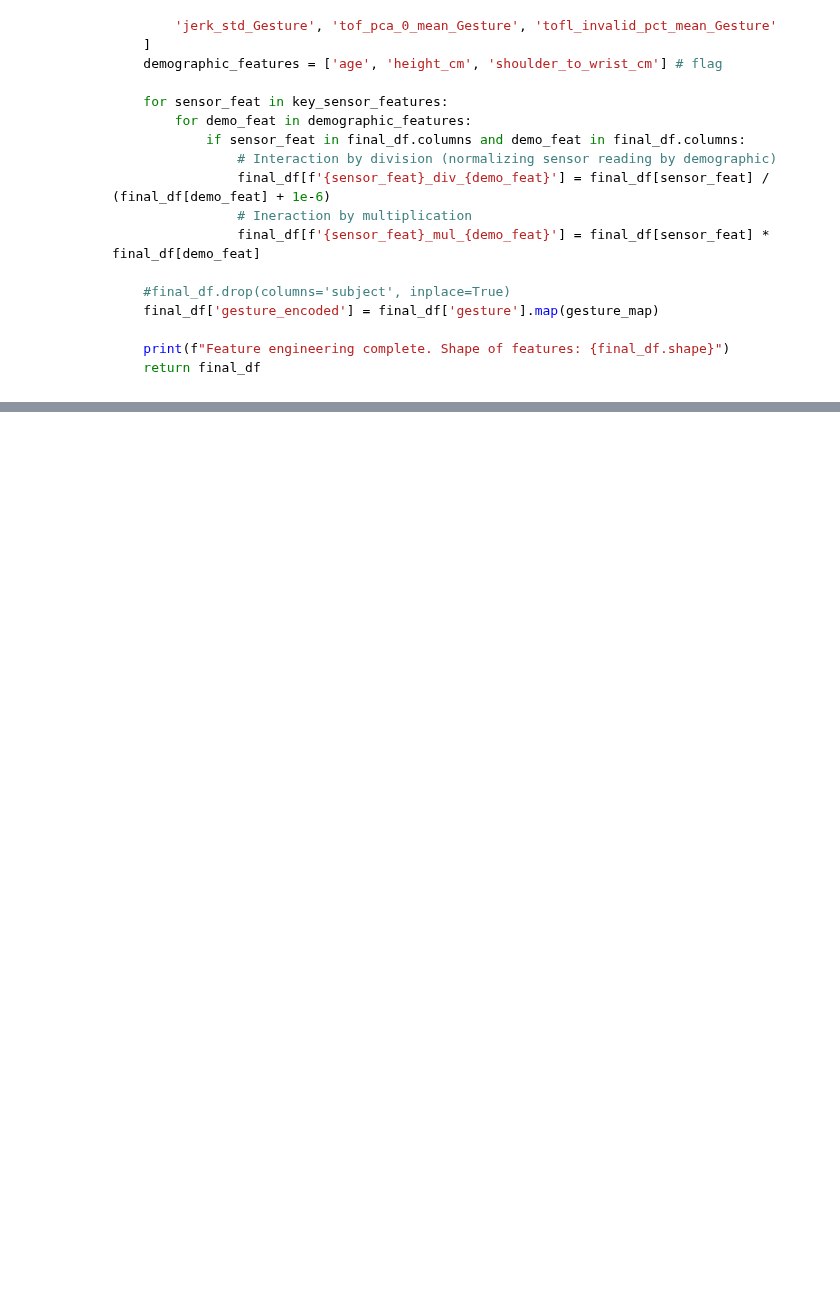
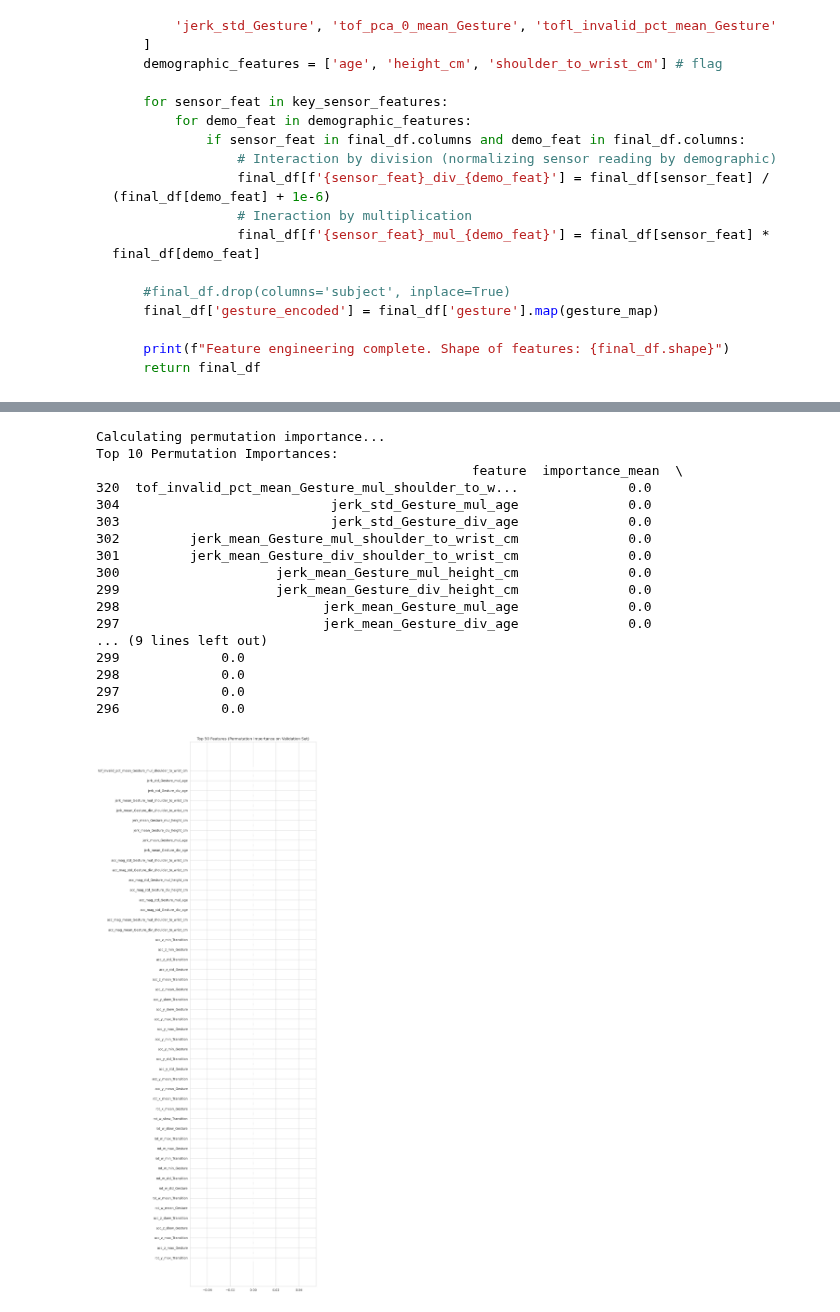
Before and after one commit to bachaudhry/kaggle-cmi-detect-behavior, a Jupyter notebook: notebooks/04-iteration-tuning.ipynb, the cells around one changed output, grey strips where cells are left out. Drawn from its saved outputs; the diff is of its cells as text; code cells hidden in the pictures; blank space fills up the shorter version.

```diff
--- a/notebooks/04-iteration-tuning.ipynb
+++ b/notebooks/04-iteration-tuning.ipynb
@@ -246,0 +360,23 @@ def calculate_permutation_importance(model, X_val, y_val, top_n=50):
+# %%
+perm_importance_df = calculate_permutation_importance(model, X_val, y_val,
+                                                   inv_map=inv_gesture_map,
+                                                   seq_type_map=gesture_to_seq_type_map)
+# %% [output]
+Calculating permutation importance...
+Top 10 Permutation Importances:
+                                                feature  importance_mean  \
+320  tof_invalid_pct_mean_Gesture_mul_shoulder_to_w...              0.0
+304                           jerk_std_Gesture_mul_age              0.0
+303                           jerk_std_Gesture_div_age              0.0
+302         jerk_mean_Gesture_mul_shoulder_to_wrist_cm              0.0
+301         jerk_mean_Gesture_div_shoulder_to_wrist_cm              0.0
+300                    jerk_mean_Gesture_mul_height_cm              0.0
+299                    jerk_mean_Gesture_div_height_cm              0.0
+298                          jerk_mean_Gesture_mul_age              0.0
+297                          jerk_mean_Gesture_div_age              0.0
+... (9 lines left out)
+299             0.0
+298             0.0
+297             0.0
+296             0.0
+[figure, added]
```
Also changed, not shown: parts of 9 cells of this notebook.
